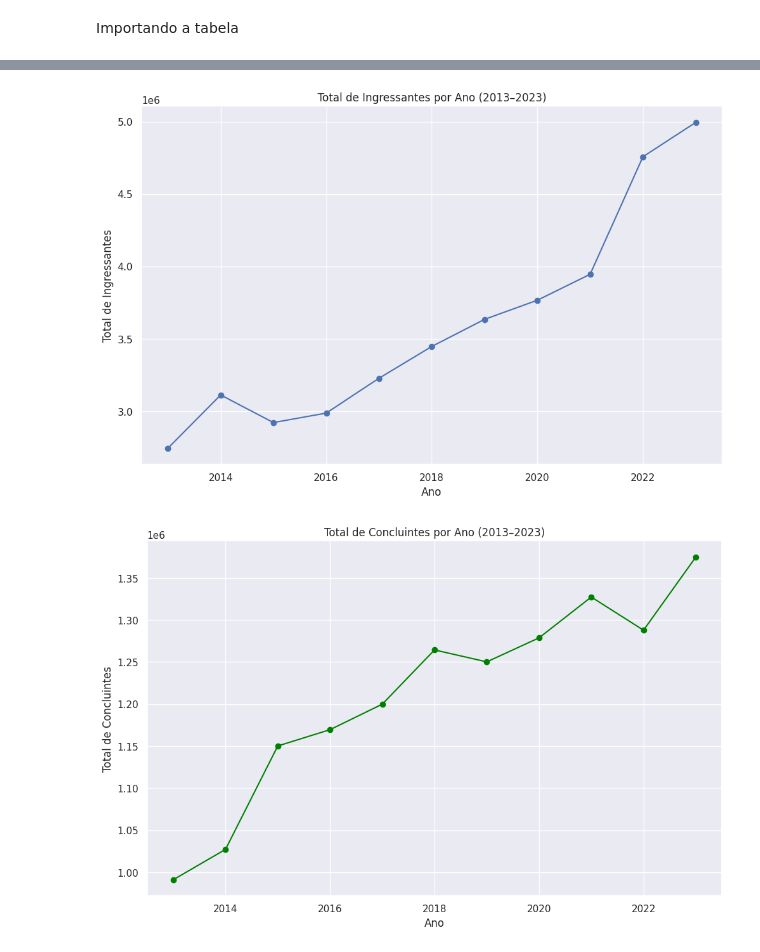
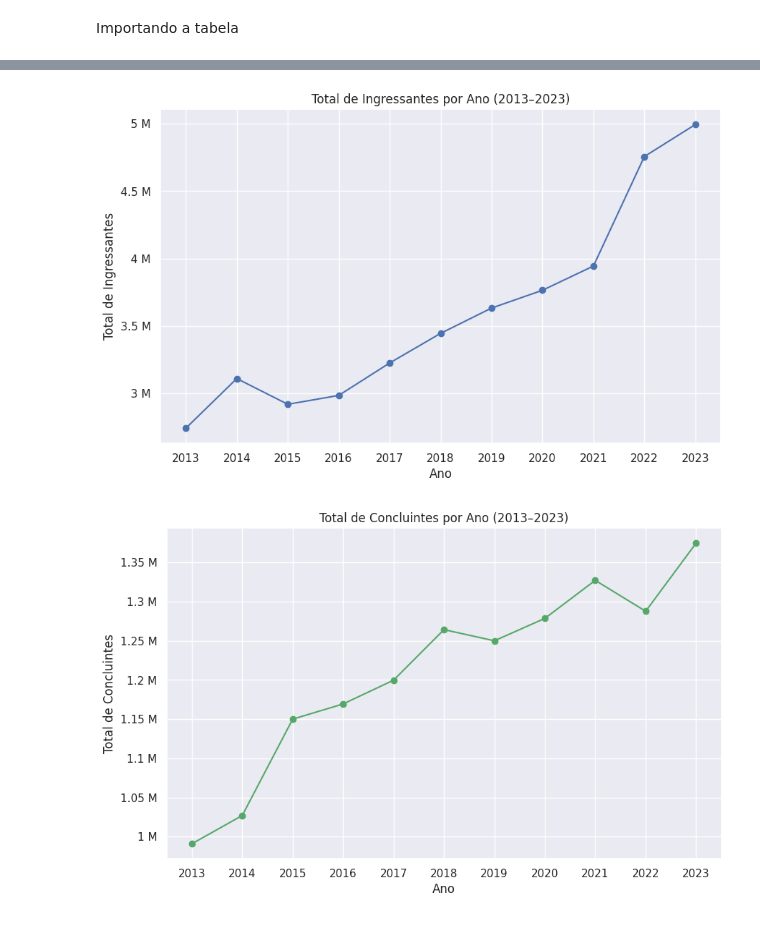
Before and after one commit to MuriloBarros304/censo-graduacao-br, a Jupyter notebook: analise-dados.ipynb, the cells around one changed output, grey strips where cells are left out. Drawn from its saved outputs; the diff is of its cells as text; code cells hidden in the pictures.

Commit message:
adicionado gráfico de aproveitamento, padronização dos eixos

```diff
--- a/analise-dados.ipynb
+++ b/analise-dados.ipynb
@@ -18,6 +18,6 @@ df_ingressantes = pd.read_excel(path, sheet_name="Tab3.04", header=None)
 df_concluintes = pd.read_excel(path, sheet_name="Tab3.05", header=None)
 
 df_ingressantes = df_ingressantes.iloc[7:]
-df_ingressantes.drop(71, inplace=True)
+df_ingressantes = df_ingressantes.drop(71)
 df_concluintes = df_concluintes.iloc[8:]
-df_concluintes.drop(61, inplace=True)
+df_concluintes = df_concluintes.drop(61)
@@ -60,16 +90,8 @@ df_ingressantes.reset_index(drop=True,inplace=True)
 # %%
-#Apagando todas as linhas que possuem valor NaN na coluna Ano
-df_ingressantes = df_ingressantes.dropna(subset=['Ano'])
+#Cria o df_ingressantes_totais
+df_ingressantes_totais = df_ingressantes[df_ingressantes['Grau'] == 'Total']
 
-#Convertendo todas as colunas para seus respectivos tipos
-df_ingressantes =  df_ingressantes.astype({
-    "Ano":int,	"Grau":str,	'Total geral':int,	'Total geral publica':int,	'Total geral federal':int,	'Total geral estadual':int,	'Total geral municipal':int,	'Total geral privada':int,	'Total geral com fins':int,	'Total geral sem fins':int,	'Total presencial':int,	'Total presencial publica':int,	'Total presencial federal':int,	'Total presencial estadual':int,	'Total presencial municipal':int,	'Total presencial privada':int,	'Total presencial com fins':int,	'Total presencial sem fins':int,	'Total geral remota':int,	'Total remota publica':int,	'Total remota  federal':int,	'Total remota estadual':int,	'Total remota municipal':int,	'Total remota privada':int,	'Total remota com fins':int,	'Total remota sem fins':int
-})
+#Cria o df_concluintes_totais
+df_concluintes_totais = df_concluintes[df_concluintes['Grau'] == 'Total']
 
-#Apagando todas as linhas que possuem valor NaN na coluna Ano
-df_concluintes = df_concluintes.dropna(subset=['Ano'])
-
-#Convertendo todas as colunas para seus respectivos tipos
-df_concluintes =  df_concluintes.astype({
-    "Ano":int,	"Grau":str,	'Total geral':int,	'Total geral publica':int,	'Total geral federal':int,	'Total geral estadual':int,	'Total geral municipal':int,	'Total geral privada':int,	'Total geral com fins':int,	'Total geral sem fins':int,	'Total presencial':int,	'Total presencial publica':int,	'Total presencial federal':int,	'Total presencial estadual':int,	'Total presencial municipal':int,	'Total presencial privada':int,	'Total presencial com fins':int,	'Total presencial sem fins':int,	'Total geral remota':int,	'Total remota publica':int,	'Total remota  federal':int,	'Total remota estadual':int,	'Total remota municipal':int,	'Total remota privada':int,	'Total remota com fins':int,	'Total remota sem fins':int
-})
+df_concluintes_totais
@@ -76,21 +112,39 @@ df_concluintes =  df_concluintes.astype({
 # %%
-# Plotando o gráfico
-plt.plot(df_ingressantes['Ano'], df_ingressantes['Total geral'], marker='o', color='b')
+fig, ax = plt.subplots(figsize=(10, 6))
+
+ax.plot(
+    df_ingressantes_totais['Ano'],
+    df_ingressantes_totais['Total geral'],
+    marker='o', color='b',
+    label='Ingressantes'
+)
+
+ax.yaxis.set_major_formatter(ticker.EngFormatter(unit=''))
+ax.set_xticks(df_ingressantes_totais['Ano'])
 plt.xlabel('Ano')
 plt.ylabel('Total de Ingressantes')
 plt.title('Total de Ingressantes por Ano (2013–2023)')
 plt.grid(True)
 plt.show()
 # %% [output]
-[figure, old version]
+[figure, new version]
 # %%
-#Plotando os graficos
-plt.plot(df_concluintes['Ano'], df_concluintes['Total geral'], marker='o', color='green')
+fig, ax = plt.subplots(figsize=(10, 6))
+
+ax.plot(
+    df_concluintes_totais['Ano'],
+    df_concluintes_totais['Total geral'],
+    marker='o', color='g',
+    label='Concluintes'
+)
+
+ax.set_xticks(df_concluintes_totais['Ano'])
+ax.yaxis.set_major_formatter(ticker.EngFormatter(unit=''))
 plt.xlabel('Ano')
 plt.ylabel('Total de Concluintes')
 plt.title('Total de Concluintes por Ano (2013–2023)')
 plt.grid(True)
 plt.show()
 # %% [output]
-[figure, old version]
+[figure, new version]
 # %%
```
Also changed, not shown: parts of 18 cells of this notebook, 1 other file.
